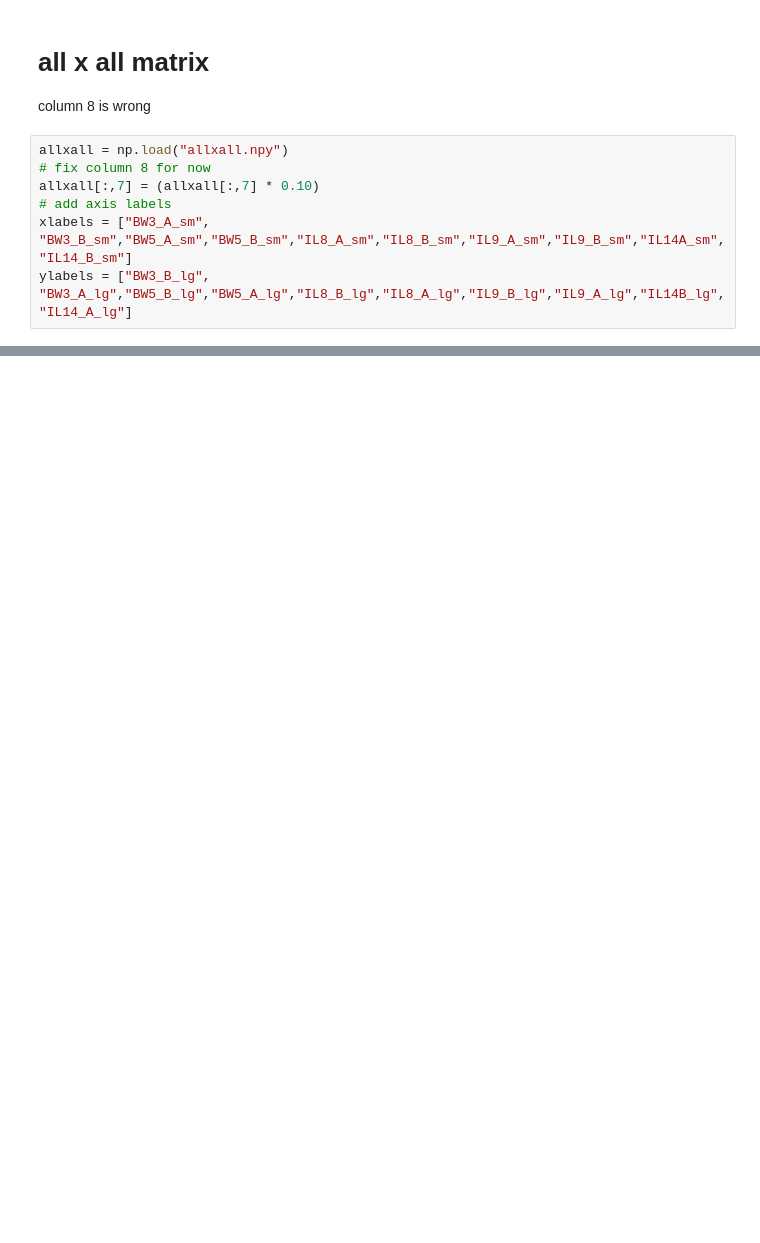
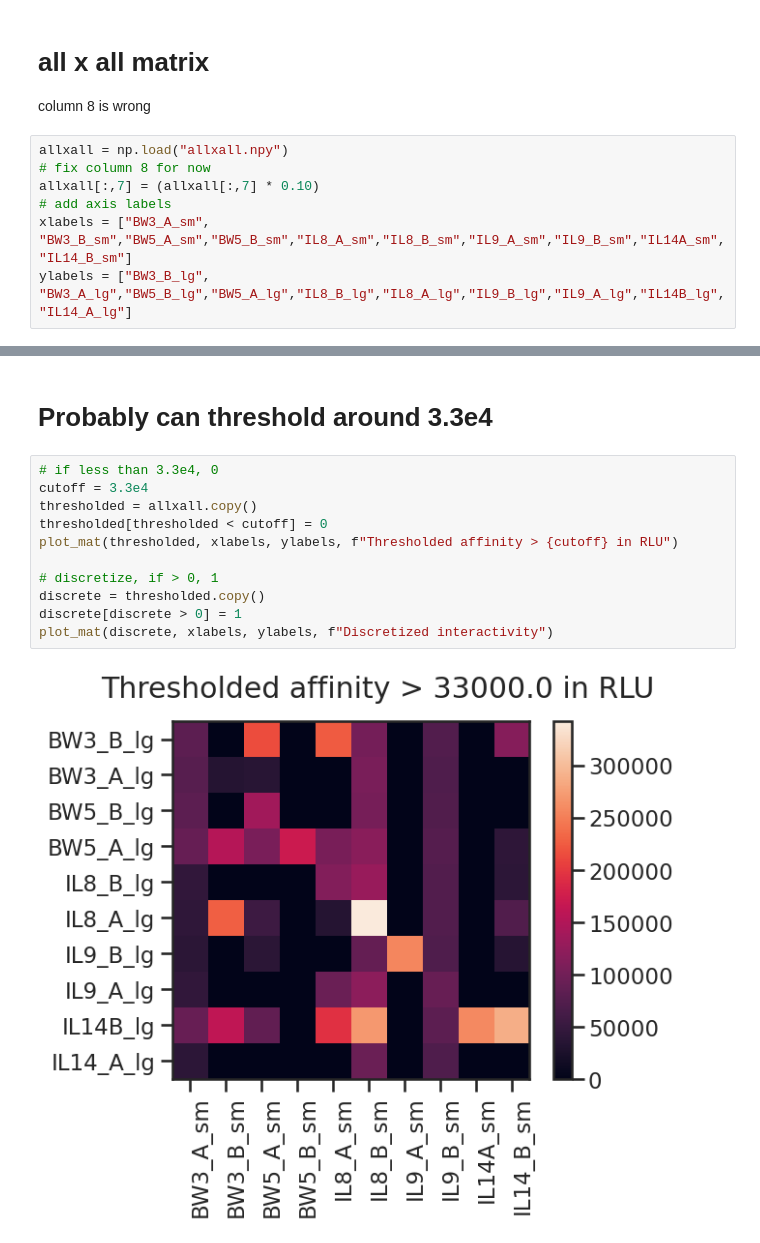
Before and after one commit to proleu/ppigraphx, a Jupyter notebook: 02_affinity_matrix_to_graph.ipynb, the cells around one changed output, grey strips where cells are left out. Drawn from its saved outputs; the diff is of its cells as text; blank space fills up the shorter version.

Commit message:
discretization and thresholding

```diff
--- a/02_affinity_matrix_to_graph.ipynb
+++ b/02_affinity_matrix_to_graph.ipynb
@@ -94,0 +111,15 @@ plt.show()
+# %% [markdown]
+# Probably can threshold around 3.3e4
+# %%
+# if less than 3.3e4, 0
+cutoff = 3.3e4
+thresholded = allxall.copy()
+thresholded[thresholded < cutoff] = 0
+plot_mat(thresholded, xlabels, ylabels, f"Thresholded affinity > {cutoff} in RLU")
+
+# discretize, if > 0, 1
+discrete = thresholded.copy()
+discrete[discrete > 0] = 1
+plot_mat(discrete, xlabels, ylabels, f"Discretized interactivity")
+# %% [output]
+[figure, added]
```
Also changed, not shown: parts of 6 cells of this notebook.
